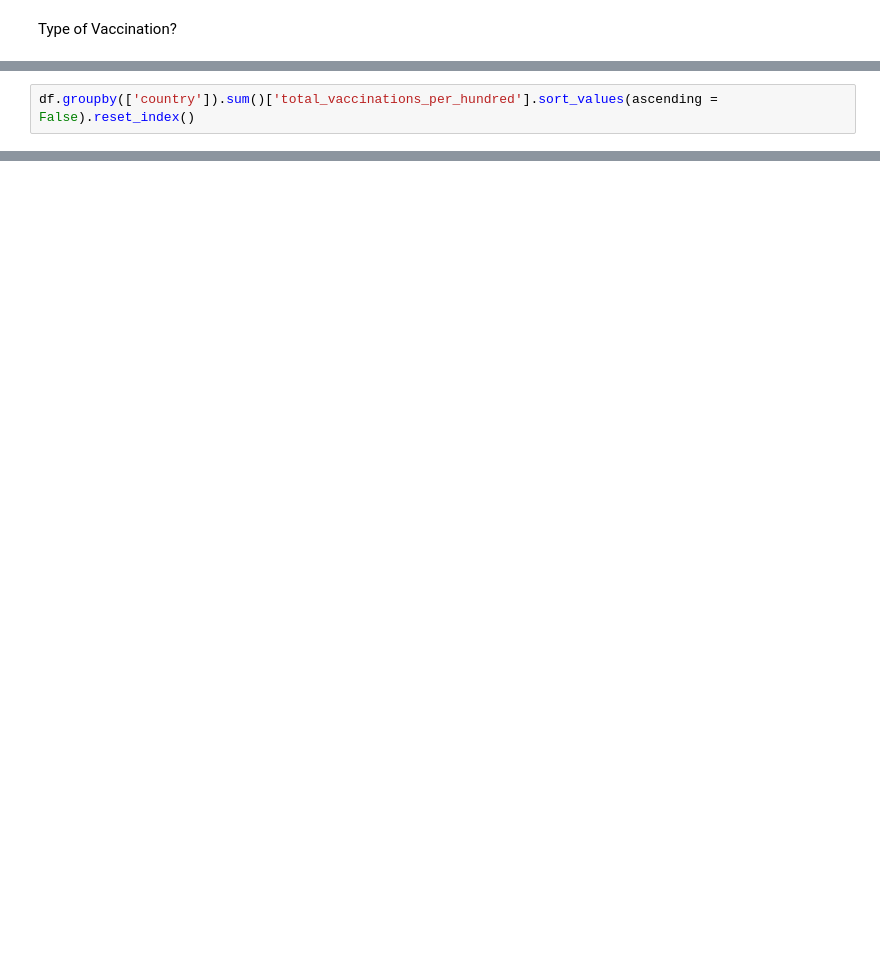
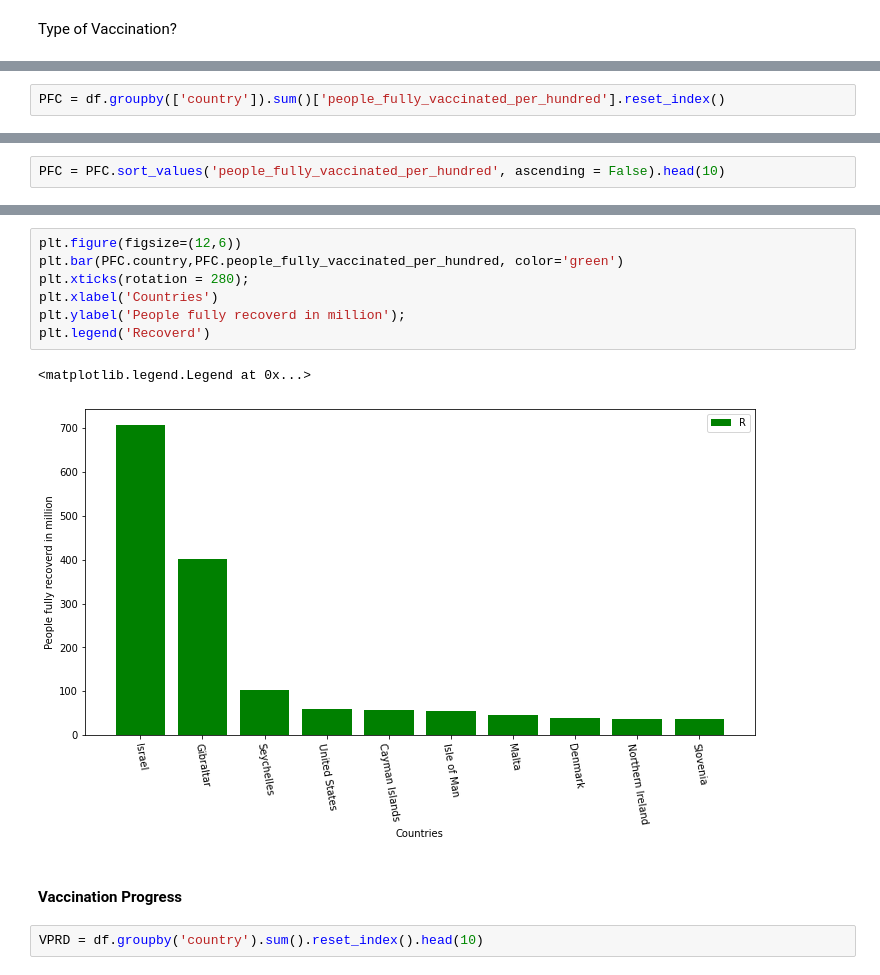
Before and after one commit to heyrobin/Python, a Jupyter notebook: Covid 19 Vaccination Data Analysis.ipynb, the cells around one changed output, grey strips where cells are left out. Cells and saved outputs as stored; diff of their text form; blank space fills up the shorter version.

```diff
--- a/Covid 19 Vaccination Data Analysis.ipynb
+++ b/Covid 19 Vaccination Data Analysis.ipynb
@@ -245,2 +244,2 @@ df.head(2)
 # %%
-df.groupby(['country']).sum()['total_vaccinations_per_hundred'].sort_values(ascending = False).reset_index()
+PFC = df.groupby(['country']).sum()['people_fully_vaccinated_per_hundred'].reset_index()
@@ -260,0 +246,2 @@ df.groupby(['country']).sum()['total_vaccinations_per_hundred'].sort_values(asce
+# %%
+PFC = PFC.sort_values('people_fully_vaccinated_per_hundred', ascending = False).head(10)
@@ -260,0 +262,14 @@ df.groupby(['country']).sum()['total_vaccinations_per_hundred'].sort_values(asce
+# %%
+plt.figure(figsize=(12,6))
+plt.bar(PFC.country,PFC.people_fully_vaccinated_per_hundred, color='green')
+plt.xticks(rotation = 280);
+plt.xlabel('Countries')
+plt.ylabel('People fully recoverd in million');
+plt.legend('Recoverd')
+# %% [output]
+<matplotlib.legend.Legend at 0x...>
+[figure, added]
+# %% [markdown]
+<h4>Vaccination Progress
+# %%
+VPRD = df.groupby('country').sum().reset_index().head(10)
```
Also changed, not shown: parts of 15 cells of this notebook.
